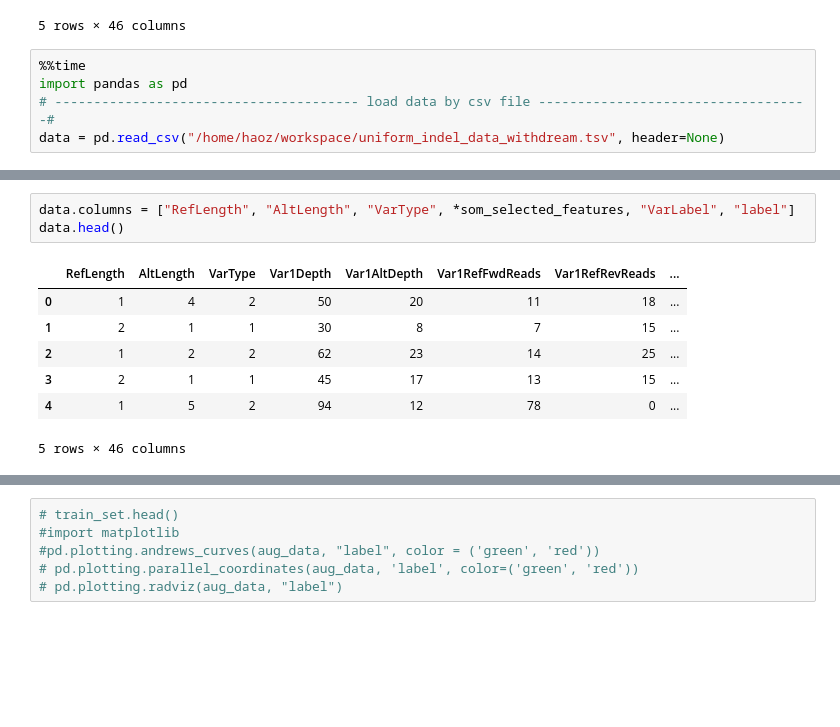
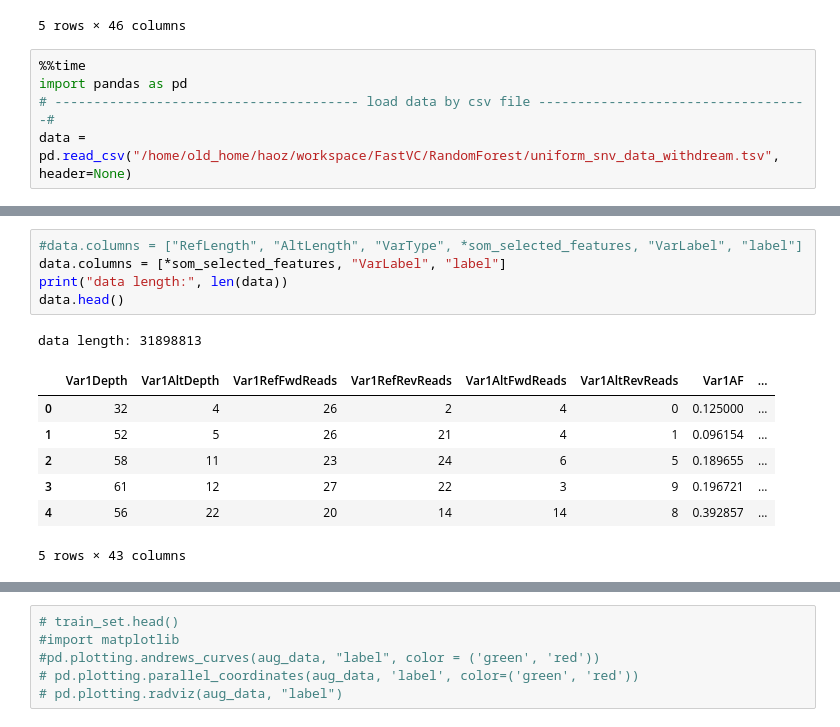
Before and after one commit to LeiHaoa/RabbitVar, a Jupyter notebook: RandomForest/train_random_forest.ipynb, the cells around one changed output, grey strips where cells are left out. Saved outputs shown, nothing was run; the diff lists cells and outputs as text; blank space fills up the shorter version.

```diff
--- a/RandomForest/train_random_forest.ipynb
+++ b/RandomForest/train_random_forest.ipynb
@@ -138,5 +138,5 @@ Wall time: 1min 28s
 %%time
 import pandas as pd
 # --------------------------------------- load data by csv file -----------------------------------#
-data = pd.read_csv("/home/haoz/workspace/uniform_indel_data_withdream.tsv", header=None)
+data = pd.read_csv("/home/old_home/haoz/workspace/FastVC/RandomForest/uniform_snv_data_withdream.tsv", header=None)
 # %% [output]
@@ -145,14 +145,17 @@ Wall time: 18.9 s
 # %%
-data.columns = ["RefLength", "AltLength", "VarType", *som_selected_features, "VarLabel", "label"]
+#data.columns = ["RefLength", "AltLength", "VarType", *som_selected_features, "VarLabel", "label"]
+data.columns = [*som_selected_features, "VarLabel", "label"]
+print("data length:", len(data))
 data.head()
 # %% [output]
+data length: 31898813
-|  | RefLength | AltLength | VarType | Var1Depth | Var1AltDepth | Var1RefFwdReads | Var1RefRevReads | ... |
-| 0 | 1 | 4 | 2 | 50 | 20 | 11 | 18 | ... |
-| 1 | 2 | 1 | 1 | 30 | 8 | 7 | 15 | ... |
-| 2 | 1 | 2 | 2 | 62 | 23 | 14 | 25 | ... |
-| 3 | 2 | 1 | 1 | 45 | 17 | 13 | 15 | ... |
-| 4 | 1 | 5 | 2 | 94 | 12 | 78 | 0 | ... |
+|  | Var1Depth | Var1AltDepth | Var1RefFwdReads | Var1RefRevReads | Var1AltFwdReads | Var1AltRevReads | Var1AF | ... |
+| 0 | 32 | 4 | 26 | 2 | 4 | 0 | 0.125000 | ... |
+| 1 | 52 | 5 | 26 | 21 | 4 | 1 | 0.096154 | ... |
+| 2 | 58 | 11 | 23 | 24 | 6 | 5 | 0.189655 | ... |
+| 3 | 61 | 12 | 27 | 22 | 3 | 9 | 0.196721 | ... |
+| 4 | 56 | 22 | 20 | 14 | 14 | 8 | 0.392857 | ... |
-5 rows × 46 columns
+5 rows × 43 columns
 # %%
 %%time
 #------------------------------------------ data prepare ------------------------------------------#
```
Also changed, not shown: parts of 15 cells of this notebook, 1 other file.
